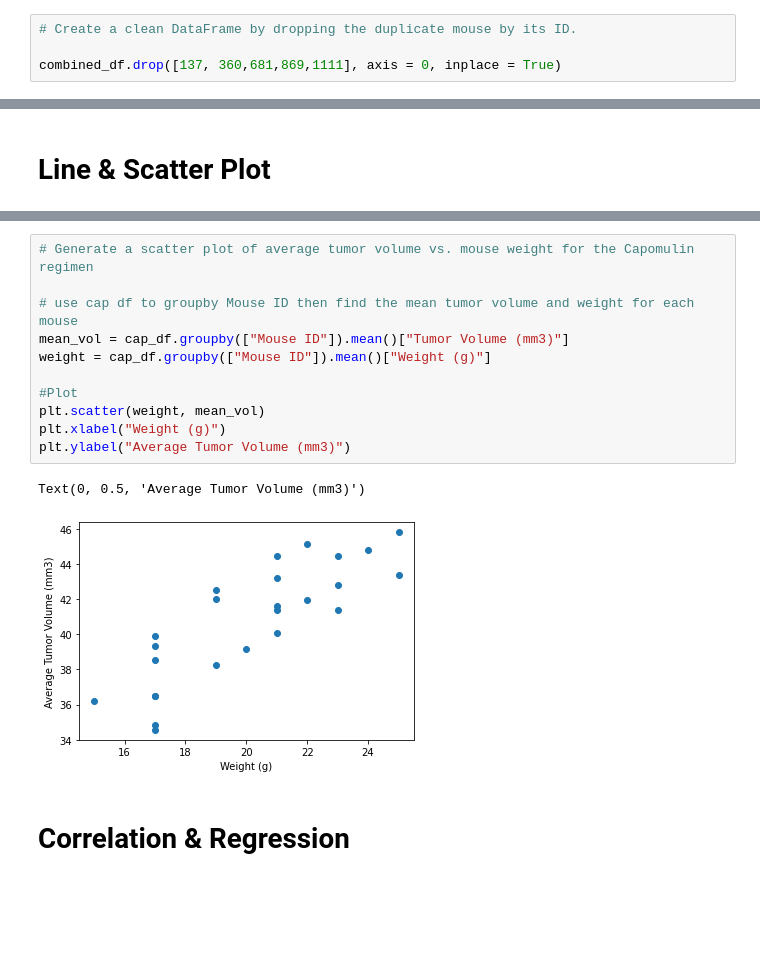
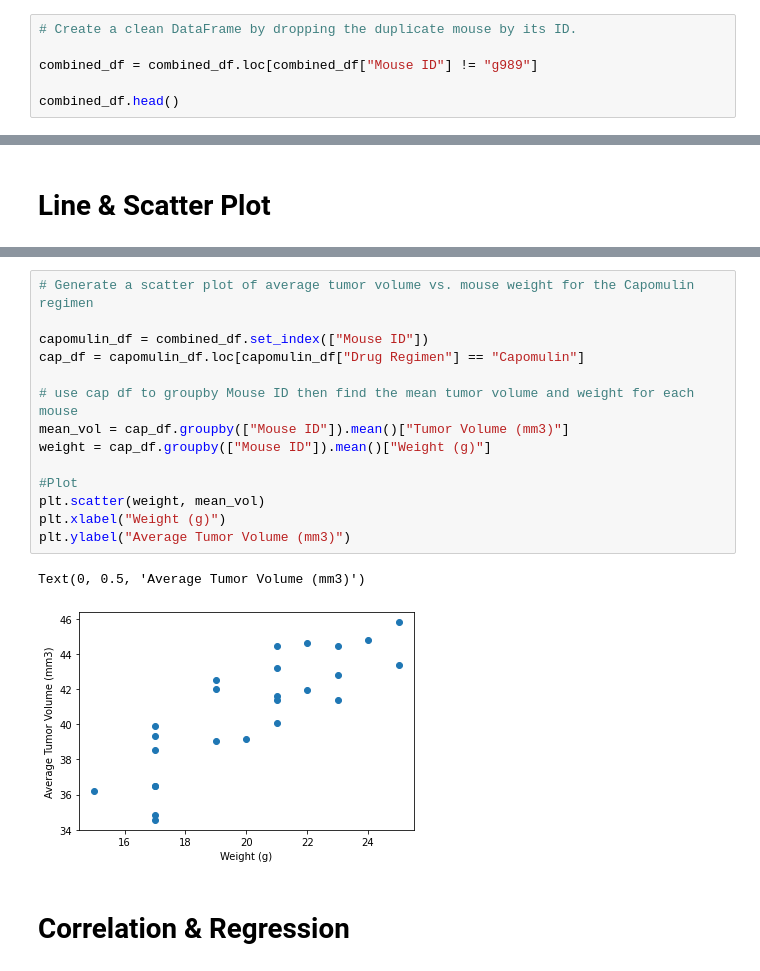
Before and after one commit to ccromperla/matplotlib_challenge, a Jupyter notebook: Pymaceuticals/Pymaceuticals.ipynb, the cells around one changed output, grey strips where cells are left out. Cells and saved outputs as stored; diff of their text form; blank space fills up the shorter version.

```diff
--- a/Pymaceuticals/Pymaceuticals.ipynb
+++ b/Pymaceuticals/Pymaceuticals.ipynb
@@ -62,4 +58,6 @@ duplicate
 # %%
 # Create a clean DataFrame by dropping the duplicate mouse by its ID.
 
-combined_df.drop([137, 360,681,869,1111], axis = 0, inplace = True)
+combined_df = combined_df.loc[combined_df["Mouse ID"] != "g989"]
+
+combined_df.head()
@@ -260,18 +258,21 @@ Text(0, 0.5, 'Tumor Volume (mm3)')
 [figure]
 # %%
 # Generate a scatter plot of average tumor volume vs. mouse weight for the Capomulin regimen
+
+capomulin_df = combined_df.set_index(["Mouse ID"])
+cap_df = capomulin_df.loc[capomulin_df["Drug Regimen"] == "Capomulin"]
 
 # use cap df to groupby Mouse ID then find the mean tumor volume and weight for each mouse
 mean_vol = cap_df.groupby(["Mouse ID"]).mean()["Tumor Volume (mm3)"]
 weight = cap_df.groupby(["Mouse ID"]).mean()["Weight (g)"]
 
 #Plot
 plt.scatter(weight, mean_vol)
 plt.xlabel("Weight (g)")
 plt.ylabel("Average Tumor Volume (mm3)")
 # %% [output]
 Text(0, 0.5, 'Average Tumor Volume (mm3)')
-[figure, old version]
+[figure, new version]
 # %% [markdown]
 # Correlation & Regression
 # %%
```
Also changed, not shown: parts of 14 cells of this notebook.
